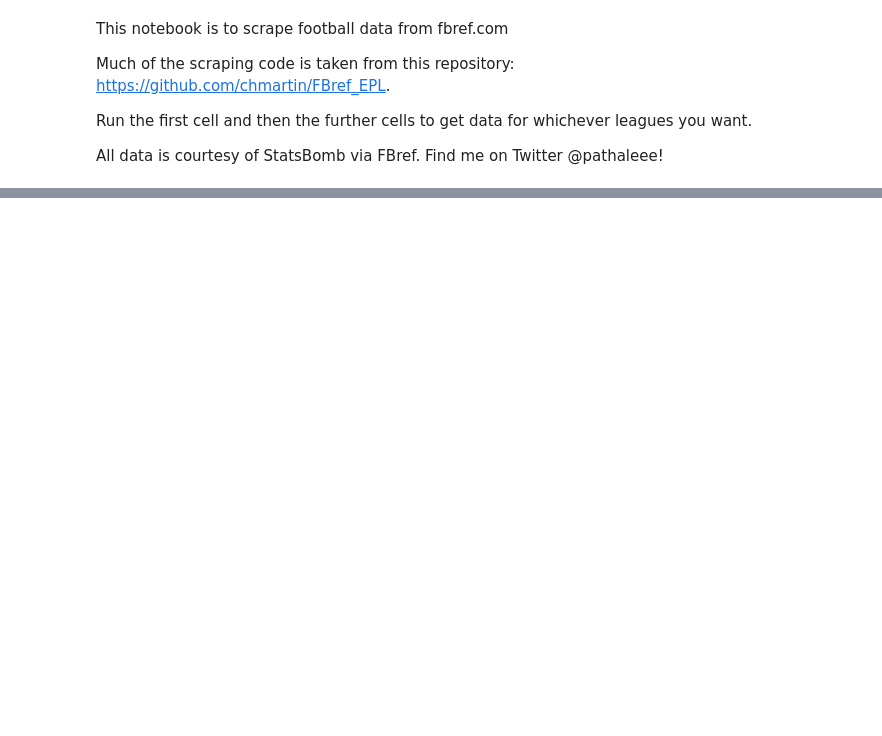
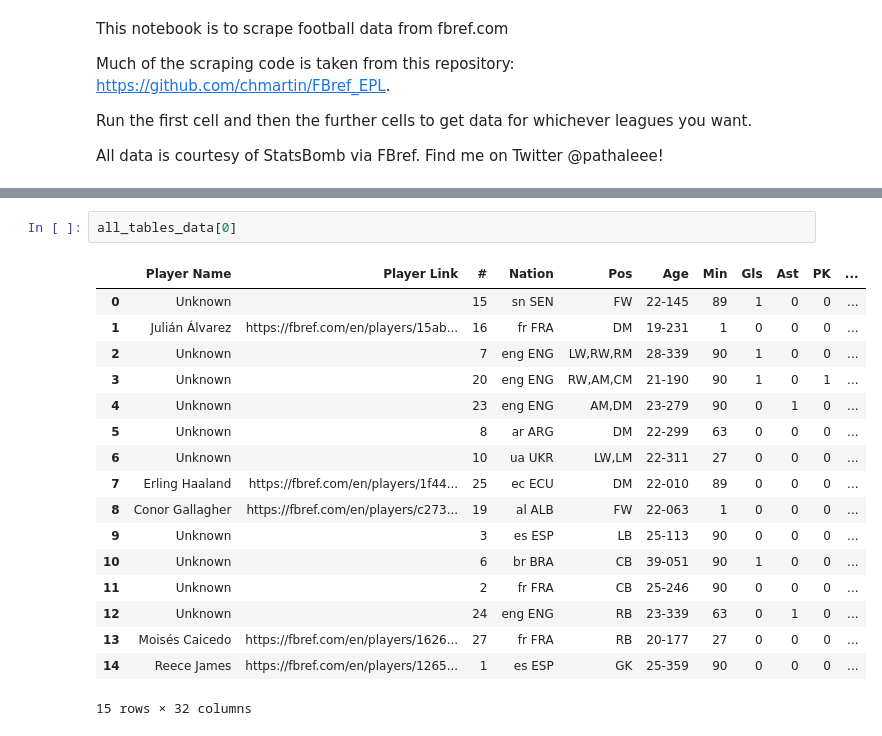
Before and after one commit to bdi2357/FootballData, a Jupyter notebook: PlayerPerformanceData/Scrape_FBref.ipynb, the cells around one changed output, grey strips where cells are left out. Saved outputs shown, nothing was run; the diff lists cells and outputs as text; blank space fills up the shorter version.

```diff
--- a/PlayerPerformanceData/Scrape_FBref.ipynb
+++ b/PlayerPerformanceData/Scrape_FBref.ipynb
@@ -208,0 +359,20 @@ df_outfield
+# %%
+all_tables_data[0]
+# %% [output]
+|  | Player Name | Player Link | # | Nation | Pos | Age | Min | Gls | Ast | PK | ... |
+| 0 | Unknown |  | 15 | sn SEN | FW | 22-145 | 89 | 1 | 0 | 0 | ... |
+| 1 | Julián Álvarez | https://fbref.com/en/players/15ab... | 16 | fr FRA | DM | 19-231 | 1 | 0 | 0 | 0 | ... |
+| 2 | Unknown |  | 7 | eng ENG | LW,RW,RM | 28-339 | 90 | 1 | 0 | 0 | ... |
+| 3 | Unknown |  | 20 | eng ENG | RW,AM,CM | 21-190 | 90 | 1 | 0 | 1 | ... |
+| 4 | Unknown |  | 23 | eng ENG | AM,DM | 23-279 | 90 | 0 | 1 | 0 | ... |
+| 5 | Unknown |  | 8 | ar ARG | DM | 22-299 | 63 | 0 | 0 | 0 | ... |
+| 6 | Unknown |  | 10 | ua UKR | LW,LM | 22-311 | 27 | 0 | 0 | 0 | ... |
+| 7 | Erling Haaland | https://fbref.com/en/players/1f44... | 25 | ec ECU | DM | 22-010 | 89 | 0 | 0 | 0 | ... |
+| 8 | Conor Gallagher | https://fbref.com/en/players/c273... | 19 | al ALB | FW | 22-063 | 1 | 0 | 0 | 0 | ... |
+| 9 | Unknown |  | 3 | es ESP | LB | 25-113 | 90 | 0 | 0 | 0 | ... |
+| 10 | Unknown |  | 6 | br BRA | CB | 39-051 | 90 | 1 | 0 | 0 | ... |
+| 11 | Unknown |  | 2 | fr FRA | CB | 25-246 | 90 | 0 | 0 | 0 | ... |
+| 12 | Unknown |  | 24 | eng ENG | RB | 23-339 | 63 | 0 | 1 | 0 | ... |
+| 13 | Moisés Caicedo | https://fbref.com/en/players/1626... | 27 | fr FRA | RB | 20-177 | 27 | 0 | 0 | 0 | ... |
+| 14 | Reece James | https://fbref.com/en/players/1265... | 1 | es ESP | GK | 25-359 | 90 | 0 | 0 | 0 | ... |
+15 rows × 32 columns
```
Also changed, not shown: parts of 29 cells of this notebook.
